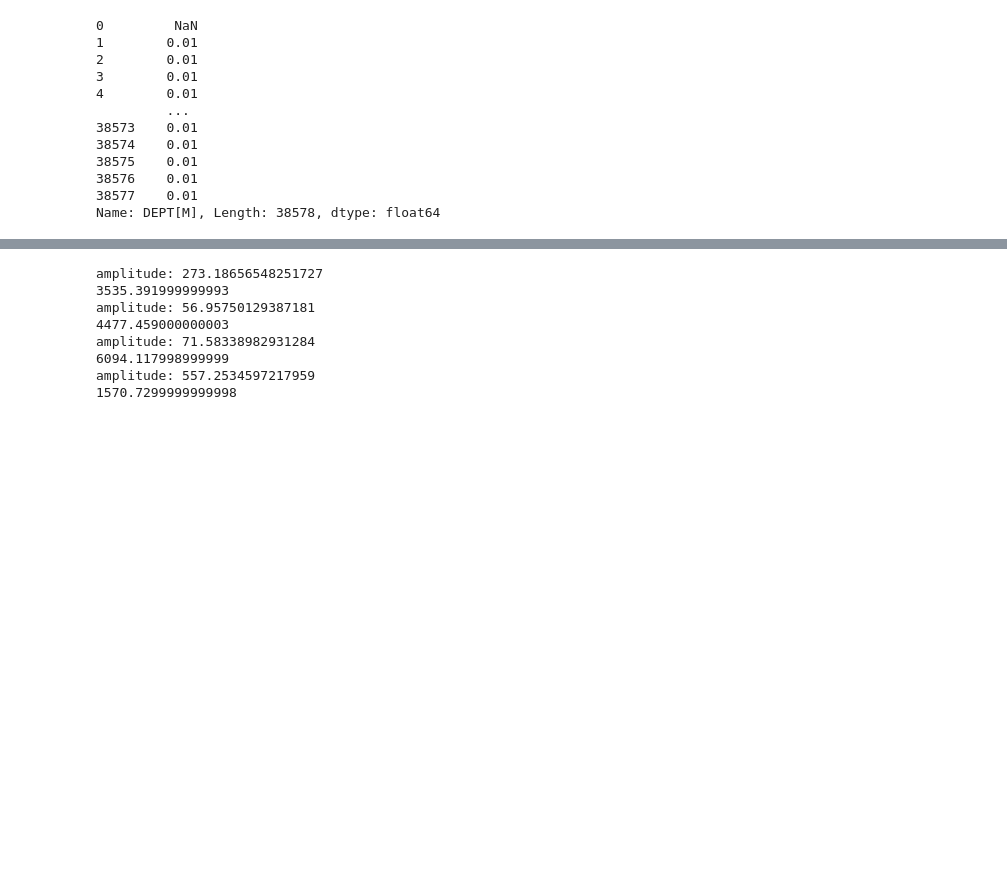
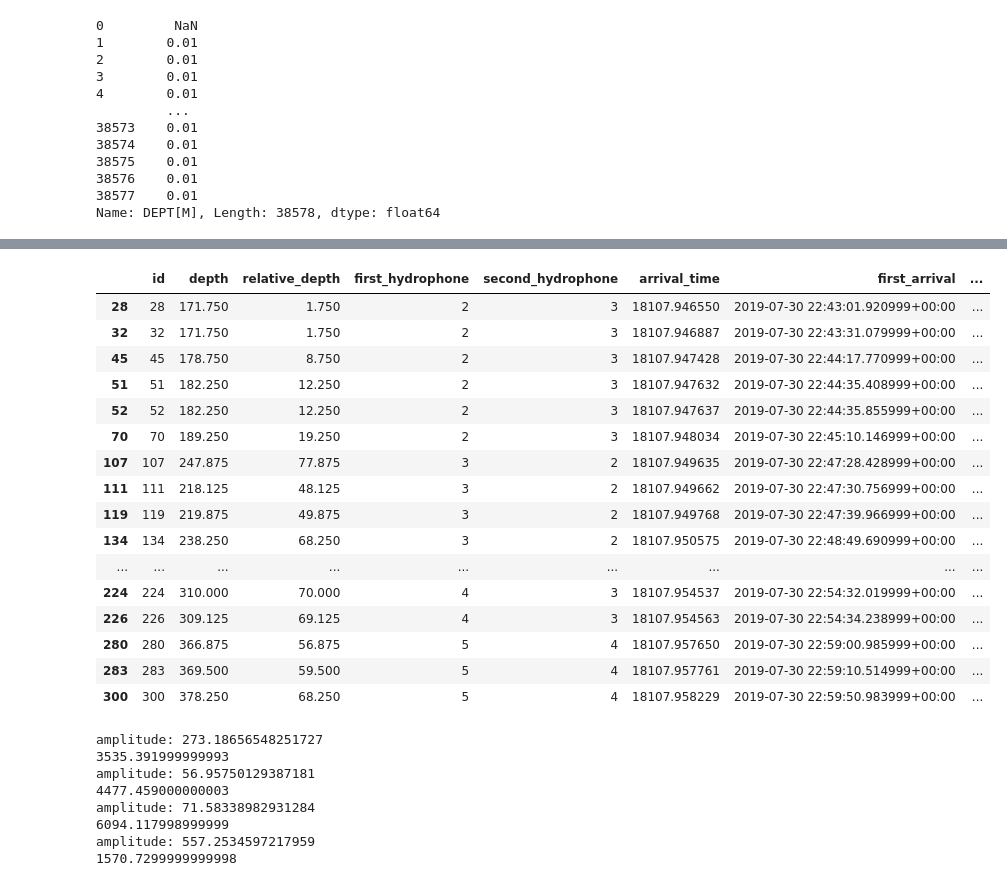
Before and after one commit to SerpRateAI/tensilePaper, a Jupyter notebook: combined-geology-chemistry-fractures.ipynb, the cells around one changed output, grey strips where cells are left out. Saved outputs shown, nothing was run; the diff lists cells and outputs as text; code cells hidden in the pictures; blank space fills up the shorter version.

```diff
--- a/combined-geology-chemistry-fractures.ipynb
+++ b/combined-geology-chemistry-fractures.ipynb
@@ -120,3 +173,23 @@ df211 = df211[df211.depth > 160].copy()
+# %%
+df211[df211.max_amp>100]
+# %% [output]
+|  | id | depth | relative_depth | first_hydrophone | second_hydrophone | arrival_time | first_arrival | ... |
+| 28 | 28 | 171.750 | 1.750 | 2 | 3 | 18107.946550 | 2019-07-30 22:43:01.920999+00:00 | ... |
+| 32 | 32 | 171.750 | 1.750 | 2 | 3 | 18107.946887 | 2019-07-30 22:43:31.079999+00:00 | ... |
+| 45 | 45 | 178.750 | 8.750 | 2 | 3 | 18107.947428 | 2019-07-30 22:44:17.770999+00:00 | ... |
+| 51 | 51 | 182.250 | 12.250 | 2 | 3 | 18107.947632 | 2019-07-30 22:44:35.408999+00:00 | ... |
+| 52 | 52 | 182.250 | 12.250 | 2 | 3 | 18107.947637 | 2019-07-30 22:44:35.855999+00:00 | ... |
+| 70 | 70 | 189.250 | 19.250 | 2 | 3 | 18107.948034 | 2019-07-30 22:45:10.146999+00:00 | ... |
+| 107 | 107 | 247.875 | 77.875 | 3 | 2 | 18107.949635 | 2019-07-30 22:47:28.428999+00:00 | ... |
+| 111 | 111 | 218.125 | 48.125 | 3 | 2 | 18107.949662 | 2019-07-30 22:47:30.756999+00:00 | ... |
+| 119 | 119 | 219.875 | 49.875 | 3 | 2 | 18107.949768 | 2019-07-30 22:47:39.966999+00:00 | ... |
+| 134 | 134 | 238.250 | 68.250 | 3 | 2 | 18107.950575 | 2019-07-30 22:48:49.690999+00:00 | ... |
+| ... | ... | ... | ... | ... | ... | ... | ... | ... |
+| 224 | 224 | 310.000 | 70.000 | 4 | 3 | 18107.954537 | 2019-07-30 22:54:32.019999+00:00 | ... |
+| 226 | 226 | 309.125 | 69.125 | 4 | 3 | 18107.954563 | 2019-07-30 22:54:34.238999+00:00 | ... |
+| 280 | 280 | 366.875 | 56.875 | 5 | 4 | 18107.957650 | 2019-07-30 22:59:00.985999+00:00 | ... |
+| 283 | 283 | 369.500 | 59.500 | 5 | 4 | 18107.957761 | 2019-07-30 22:59:10.514999+00:00 | ... |
+| 300 | 300 | 378.250 | 68.250 | 5 | 4 | 18107.958229 | 2019-07-30 22:59:50.983999+00:00 | ... |
 # %%
 def plot_events(data, ax):
     x = data['arrival_datetime'].diff().apply(lambda t: t.total_seconds()).fillna(0).cumsum().values
```
Also changed, not shown: parts of 5 cells of this notebook, 3 other files.
